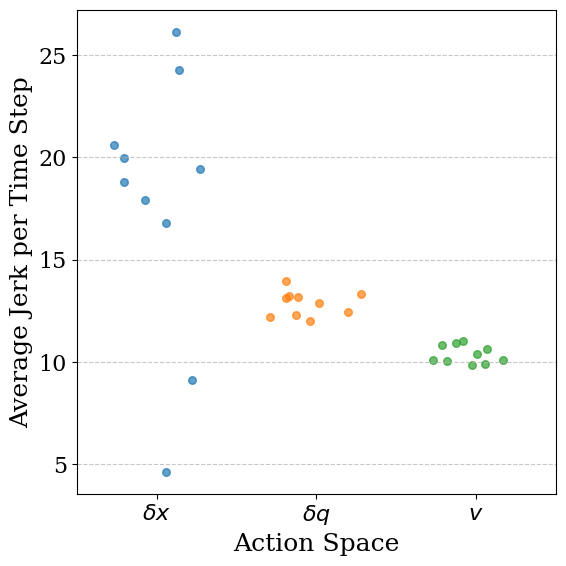
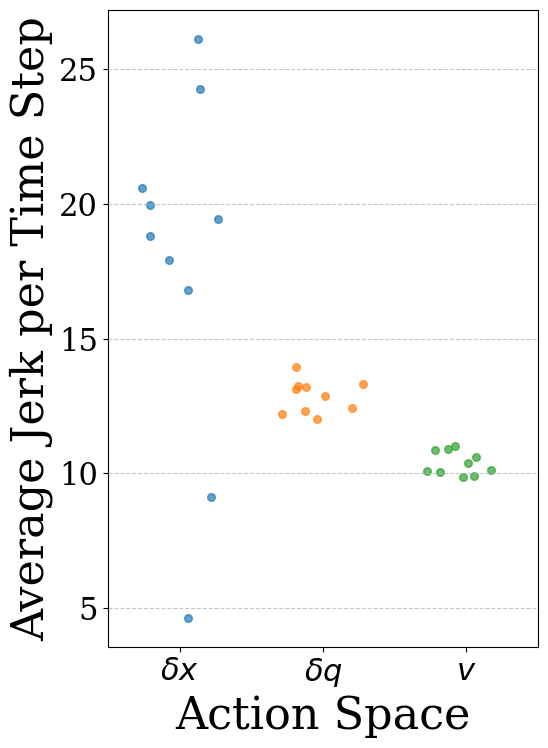
Code edit (unified diff) that turned the first committed figure into the second:
--- before
+++ after
@@ -24,5 +24,5 @@
 # To use LaTeX in matplotlib labels, wrap your label strings with r"$...$"
 labels = [r"$\delta x$", r"$\delta q$", r"$v$"]
-plt.figure(figsize=(6, 6))
+plt.figure(figsize=(6, 8))
 np.random.seed(42)  # For reproducibility
 for i, rates in enumerate(collision_rates):
@@ -31,9 +31,9 @@
     x = np.full_like(y, i, dtype=float) + np.random.uniform(-0.3, 0.3, size=len(y))
     plt.scatter(x, y, alpha=0.7, s=30, label=labels[i])
-plt.xticks(range(len(labels)), labels, fontsize=16)
-plt.ylabel('Average Jerk per Time Step', fontsize=18)
-plt.xlabel('Action Space', fontsize=18)
+plt.xticks(range(len(labels)), labels, fontsize=22)
+plt.ylabel('Average Jerk per Time Step', fontsize=32)
+plt.xlabel('Action Space', fontsize=32)
 # plt.title('Average Collision Rate Across Trials', fontsize=20)
-plt.yticks(fontsize=16)
+plt.yticks(fontsize=22)
 plt.xlim(-0.5, len(labels)-0.5)
 plt.grid(axis='y', linestyle='--', alpha=0.7)

Commit: more stuff